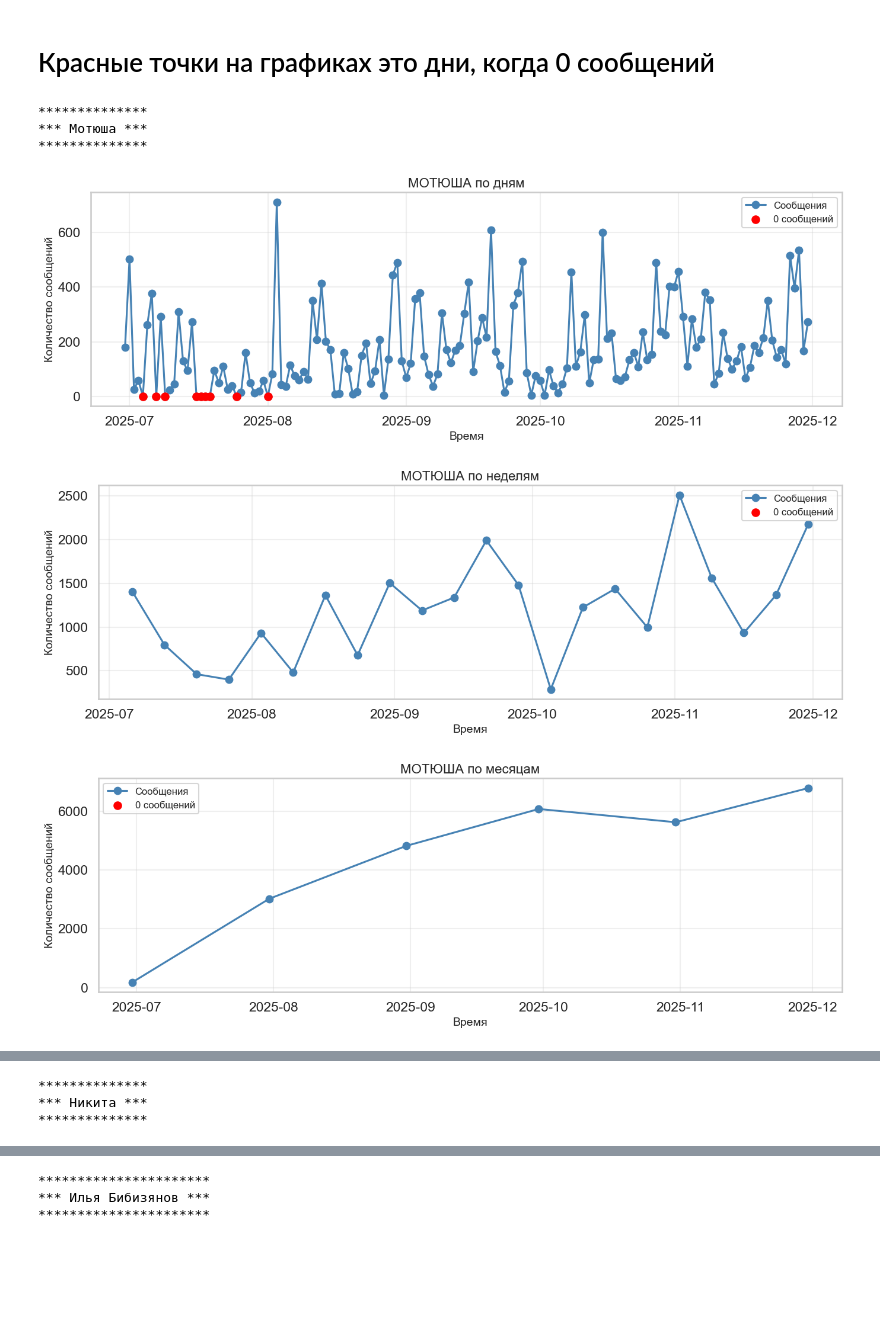
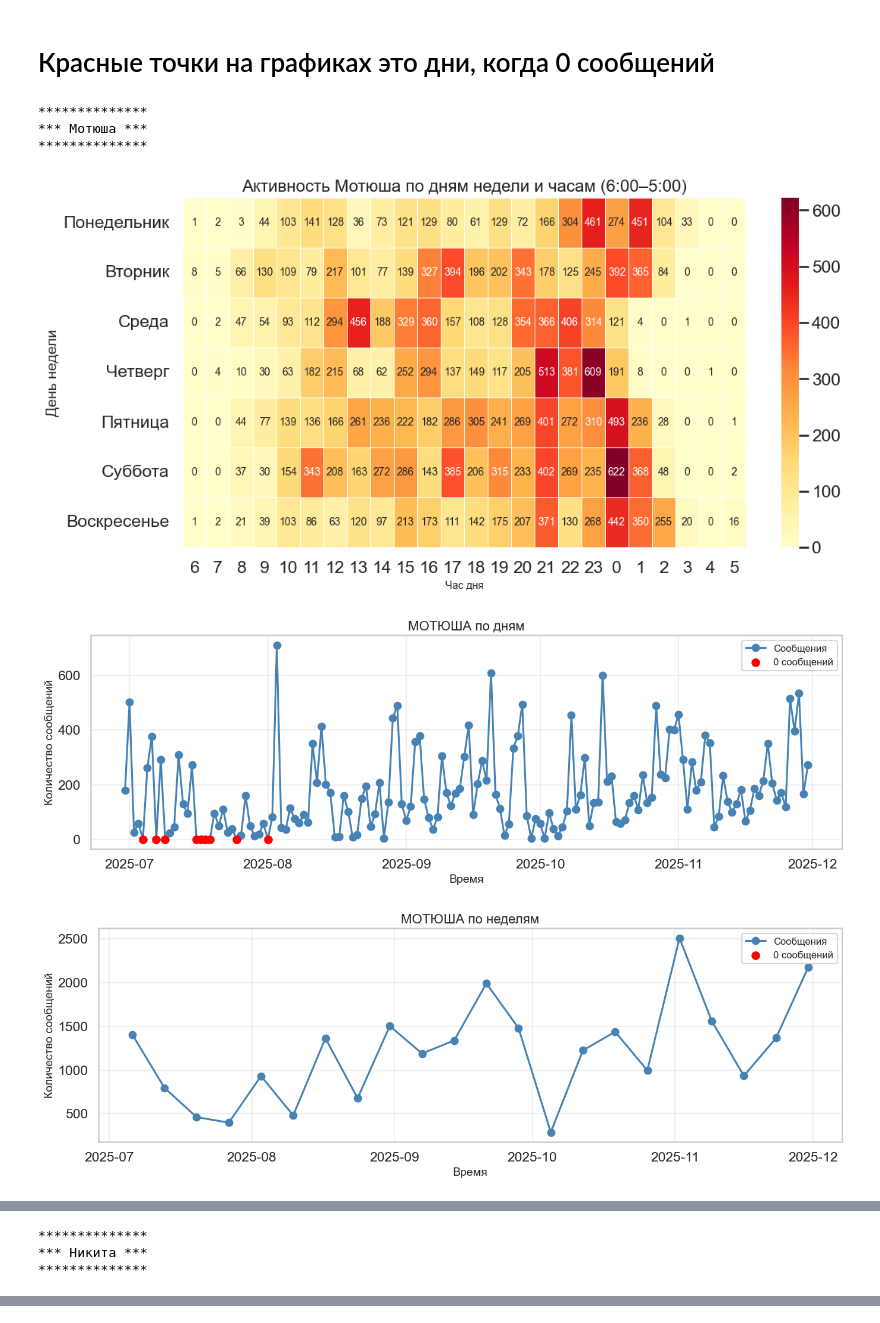
Before and after one commit to duckinzzz/fefu4, a Jupyter notebook: hiha_stats/activity_count.ipynb, the cells around one changed output, grey strips where cells are left out. Cells and saved outputs as stored; diff of their text form; code cells hidden in the pictures; blank space fills up the shorter version.

Commit message:
heatmap per user

```diff
--- a/hiha_stats/activity_count.ipynb
+++ b/hiha_stats/activity_count.ipynb
@@ -110,33 +118,58 @@ def plot_user_activity(df_user, freq, title):
 
     # точки с нулями красным
     zero_mask = counts == 0
     plt.scatter(counts.index[zero_mask], counts.values[zero_mask], color='red', zorder=5, label='0 сообщений')
 
     plt.title(title, fontsize=16)
     plt.xlabel('Время', fontsize=14)
     plt.ylabel('Количество сообщений', fontsize=14)
     plt.grid(alpha=0.3)
     plt.legend(fontsize=12)
     plt.tight_layout()
     plt.show()
 
 
 users = ['Мотюша', 'Никита', 'Илья Бибизянов', 'Няма Нямочкин', 'ТимохаПро', 'Анёна', 'паша']
+days_order = ['Понедельник', 'Вторник', 'Среда', 'Четверг', 'Пятница', 'Суббота', 'Воскресенье']
+hours_order = list(range(6, 24)) + list(range(0, 6))
 
 for user in users:
     print('*' * (len(user) + 8))
     print(f'*** {user} ***')
     print('*' * (len(user) + 8))
 
     df_user = df[df['from'] == user]
 
+    # Тепловая карта по дням недели и часам с сдвигом
+    heat_data = df_user.groupby(['weekday_ru', 'hour']).size().unstack(fill_value=0)
+
+    # Порядок дней недели
+    heat_data = heat_data.reindex(days_order)
+
+    # Порядок часов с 6 до 5, добавляем недостающие столбцы с нулями
+    heat_data = heat_data.reindex(columns=hours_order, fill_value=0)
+
+    plt.figure(figsize=(12, 6))
+    sns.heatmap(
+        heat_data,
+        cmap='YlOrRd',
+        linewidths=.5,
+        annot=True,
+        fmt='d',
+        annot_kws={"size": 10}  # уменьшенный шрифт цифр
+    )
+    plt.title(f'Активность {user} по дням недели и часам (6:00–5:00)', fontsize=16)
+    plt.xlabel('Час дня', fontsize=10)
+    plt.ylabel('День недели', fontsize=14)
+    plt.show()
+
     plot_user_activity(df_user, 'D', f'{user.upper()} по дням')
     plot_user_activity(df_user, 'W', f'{user.upper()} по неделям')
     plot_user_activity(df_user, 'ME', f'{user.upper()} по месяцам')
 # %% [output]
 **************
 *** Мотюша ***
 **************
-[figure, old version]
+[figure, new version]
-[figure, old version]
+[figure, new version]
-[figure, old version]
+[figure, new version]
@@ -149,3 +181,0 @@ for user in users:
-**********************
-*** Илья Бибизянов ***
-**********************
```
Also changed, not shown: parts of 4 cells of this notebook.
